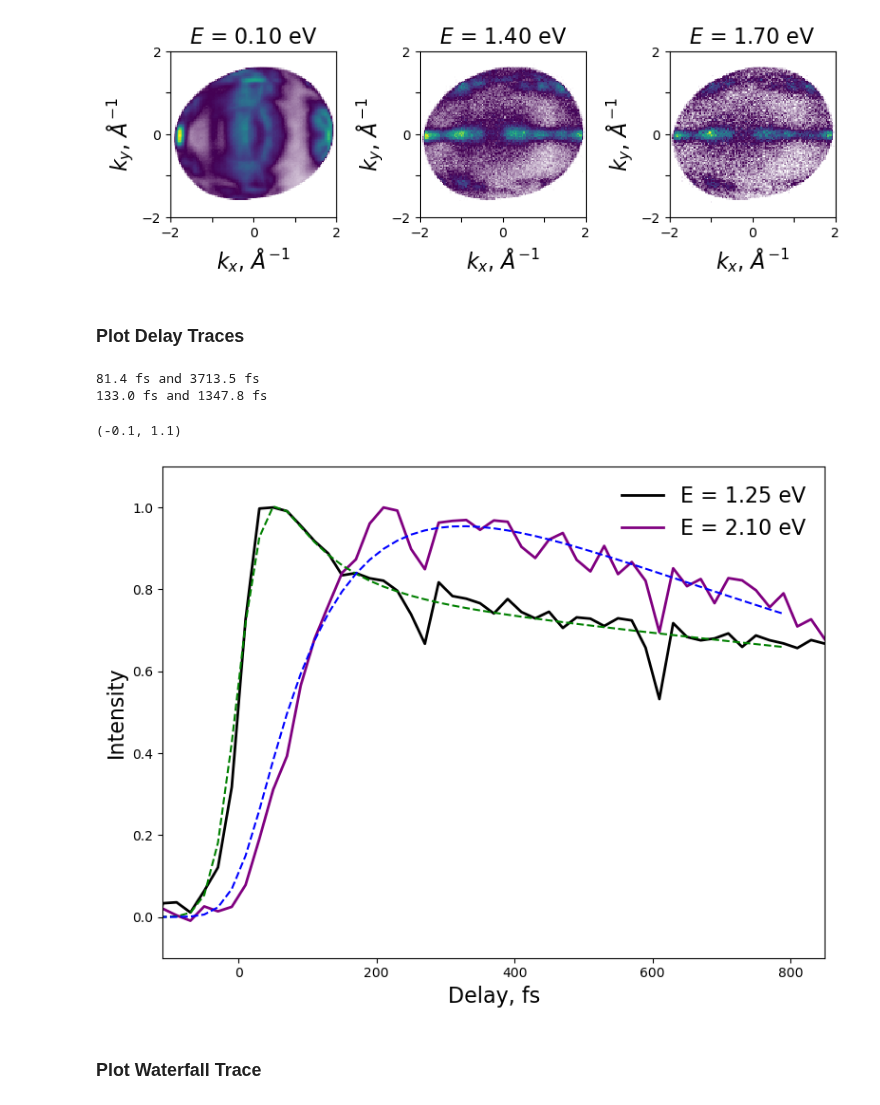
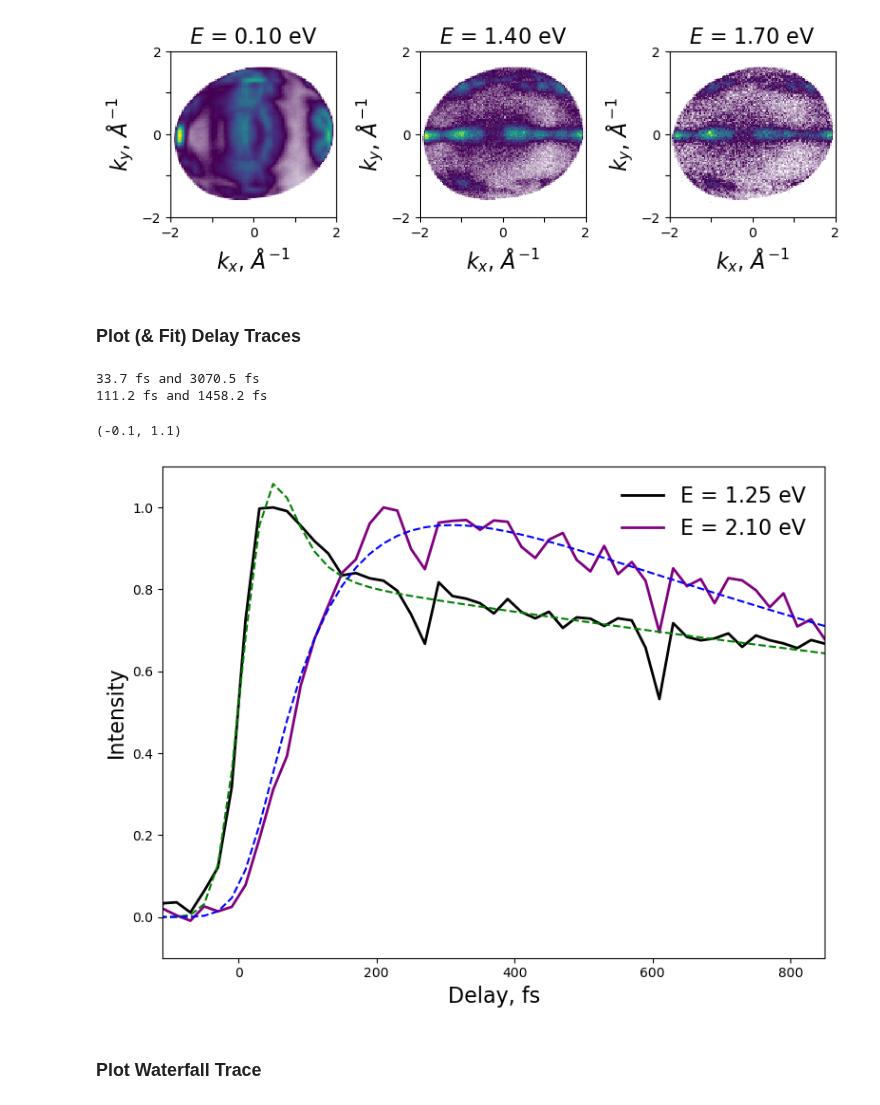
Before and after one commit to lawsonlloyd/mpes-analysis, a Jupyter notebook: mpes_Plot_Analysis.ipynb, the cells around one changed output. Saved outputs shown, nothing was run; the diff lists cells and outputs as text; code cells hidden in the pictures.

```diff
--- a/mpes_Plot_Analysis.ipynb
+++ b/mpes_Plot_Analysis.ipynb
@@ -73,7 +73,7 @@ mpes.save_figure(fig, name = f'test', image_format = 'pdf')
 # %% [output]
 [figure]
 # %% [markdown]
-### Plot Delay Traces
+### Plot (& Fit) Delay Traces
 # %%
 E, E_int = [1.25, 2.1], .12 # Energies for Plotting Time Traces ; 1st Energy for MM
 (kx, ky), (kx_int, ky_int) = (0, 0), (4, 4) # Central (kx, ky) point and k-integration
@@ -89,40 +89,41 @@ mpes.plot_time_traces(
     I, E, E_int, (kx, ky), (kx_int, ky_int),
     norm_trace, subtract_neg, neg_delays,
     fig = fig, ax = axs,
     colors = ['black', 'purple'],
     fontsize=16
 )
 
-### Do a Fitting: Choose model (input as string, e.g. 'monoexp') and input fit parameters
-delay_axis = I.delay.loc[{"delay":slice(-200, 800)}].values
+### Do a Fitting: Choose model (input as string, e.g. 'monoexp') and input fit parameters (p0, bounds etc.)
+delay_limits = (-200, 900)
+delay_axis = I.delay.loc[{"delay":slice(delay_limits[0], delay_limits[1])}].values
 
 # Curve 1
 time_trace = mpes.get_time_trace(I, 1.25, E_int, (kx, ky), (kx_int, ky_int), True, True, neg_delays = (-300, -50))
-time_trace = time_trace.loc[{"delay":slice(-200, 800)}].values
+time_trace = time_trace.loc[{"delay":slice(delay_limits[0], delay_limits[1])}].values
 
 p0 = [1, 100, 1, 1000]
 lower_bounds, upper_bounds = (0, 0, 0, 0), (10, 100000, 10, 20000)
 popt, pcov, fit_curve_1 = mpes.fit_time_trace('biexp', delay_axis, time_trace, p0, [lower_bounds, upper_bounds], convolve = True, sigma_IRF = 30)
 print(f"{popt[1]:.1f} fs and {popt[3]:.1f} fs")
 
 # Curve 2
 time_trace = mpes.get_time_trace(I, 2.1, E_int, (kx, ky), (kx_int, ky_int), True, True, neg_delays = (-300, -50))
-time_trace = time_trace.loc[{"delay":slice(-200, 800)}].values
+time_trace = time_trace.loc[{"delay":slice(delay_limits[0], delay_limits[1])}].values
 
 p0 = [1, 100, 1000] #C, tau_rise, tau_decay1)
 lower_bounds, upper_bounds = (0, 0, 0), (10, 2000, 10000)
 popt, pcov, fit_curve_2 = mpes.fit_time_trace('exp_rise_monoexp_decay', delay_axis, time_trace, p0, [lower_bounds, upper_bounds], convolve = True, sigma_IRF = 30)
 print(f"{popt[1]:.1f} fs and {popt[2]:.1f} fs")
 
 # Plot Fits
 axs.plot(delay_axis, fit_curve_1, linestyle = 'dashed', color = 'green')
 axs.plot(delay_axis, fit_curve_2, linestyle = 'dashed', color = 'blue')
 axs.set_ylim(-0.1,1.1)
 # %% [output]
-81.4 fs and 3713.5 fs
-133.0 fs and 1347.8 fs
+33.7 fs and 3070.5 fs
+111.2 fs and 1458.2 fs
 (-0.1, 1.1)
-[figure, old version]
+[figure, new version]
 # %% [markdown]
 ### Plot Waterfall Trace
 # %%
```
